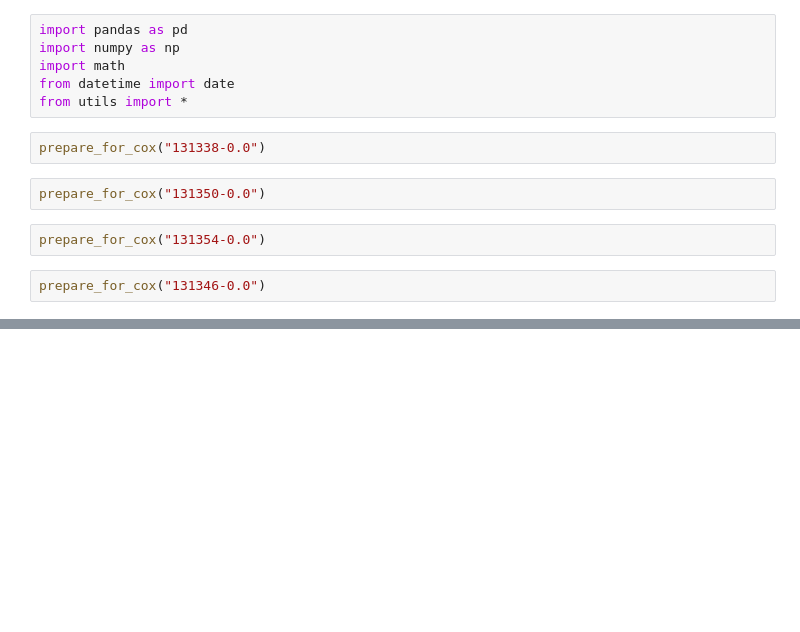
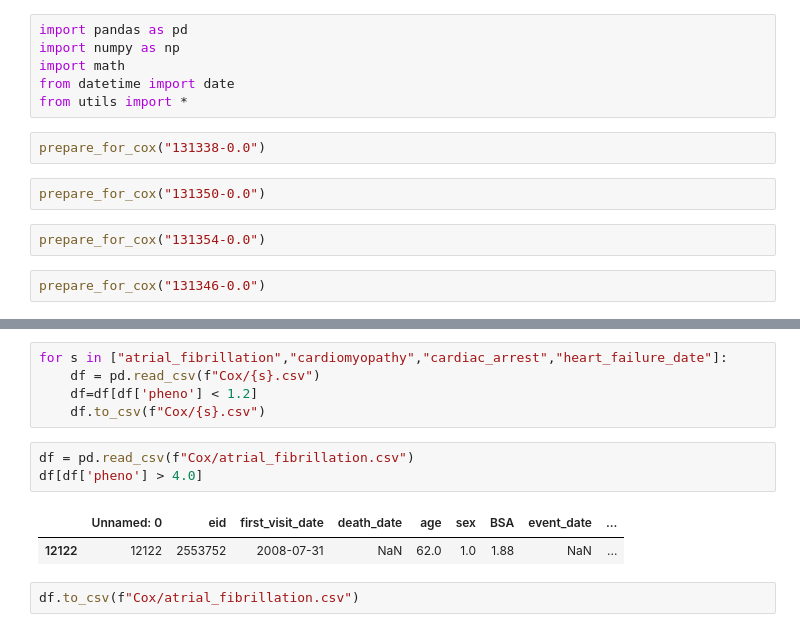
Before and after one commit to vukadinovic936/sphericity, a Jupyter notebook: CoxMethod/Cox.ipynb, the cells around one changed output, grey strips where cells are left out. Drawn from its saved outputs; the diff is of its cells as text; blank space fills up the shorter version.

```diff
--- a/CoxMethod/Cox.ipynb
+++ b/CoxMethod/Cox.ipynb
@@ -54,0 +67,13 @@ df
+# %%
+for s in ["atrial_fibrillation","cardiomyopathy","cardiac_arrest","heart_failure_date"]:
+    df = pd.read_csv(f"Cox/{s}.csv")
+    df=df[df['pheno'] < 1.2]
+    df.to_csv(f"Cox/{s}.csv")
+# %%
+df = pd.read_csv(f"Cox/atrial_fibrillation.csv")
+df[df['pheno'] > 4.0]
+# %% [output]
+|  | Unnamed: 0 | eid | first_visit_date | death_date | age | sex | BSA | event_date | ... |
+| 12122 | 12122 | 2553752 | 2008-07-31 | NaN | 62.0 | 1.0 | 1.88 | NaN | ... |
+# %%
+df.to_csv(f"Cox/atrial_fibrillation.csv")
```
Also changed, not shown: parts of 17 cells of this notebook, 8 other files.
